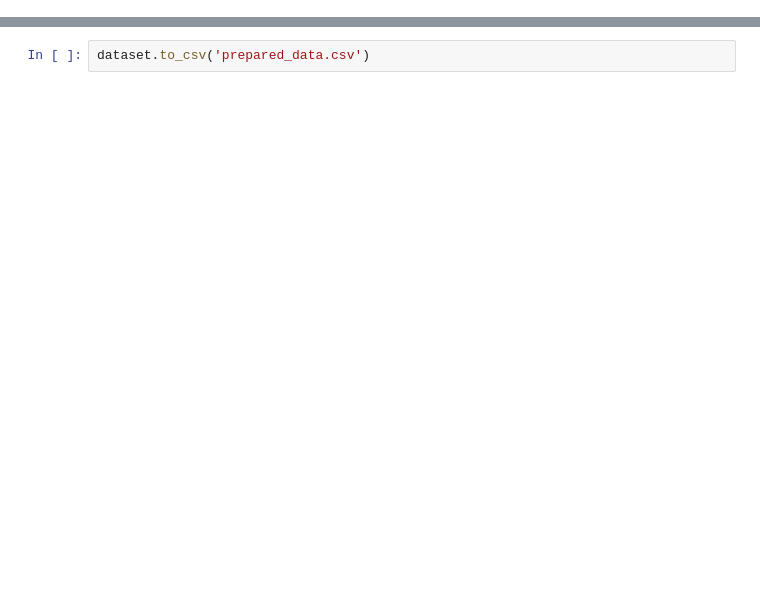
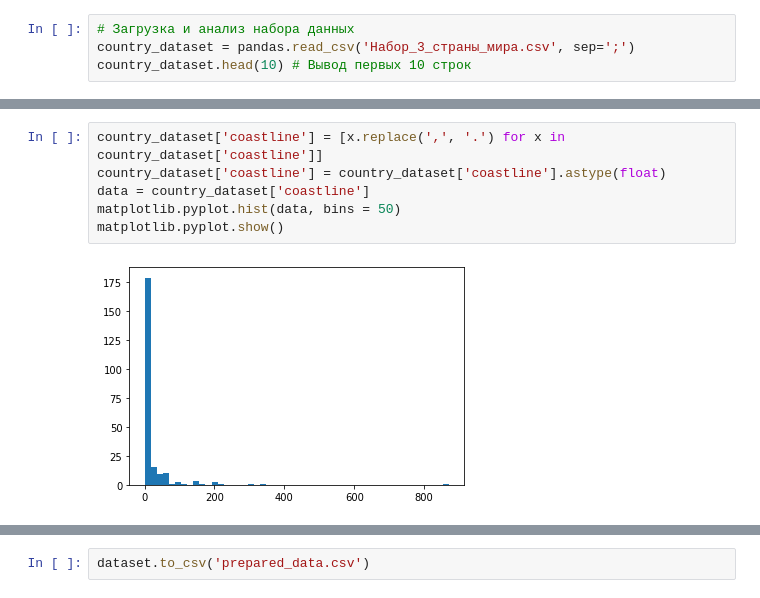
Before and after one commit to pompywka228/term_works_2020_1, a Jupyter notebook: Червинский Владислав ИСТ-18-1/data_preparation.ipynb, the cells around one changed output, grey strips where cells are left out. Cells and saved outputs as stored; diff of their text form; blank space fills up the shorter version.

```diff
--- a/Червинский Владислав ИСТ-18-1/data_preparation.ipynb
+++ b/Червинский Владислав ИСТ-18-1/data_preparation.ipynb
@@ -121,0 +7,4 @@ print(dataset)
+# %%
+# Загрузка и анализ набора данных
+country_dataset = pandas.read_csv('Набор_3_страны_мира.csv', sep=';')
+country_dataset.head(10) # Вывод первых 10 строк
@@ -121,0 +76,8 @@ print(dataset)
+# %%
+country_dataset['coastline'] = [x.replace(',', '.') for x in country_dataset['coastline']]
+country_dataset['coastline'] = country_dataset['coastline'].astype(float)
+data = country_dataset['coastline']
+matplotlib.pyplot.hist(data, bins = 50)
+matplotlib.pyplot.show()
+# %% [output]
+[figure, added]
```
Also changed, not shown: parts of 64 cells of this notebook, 1 other file.
